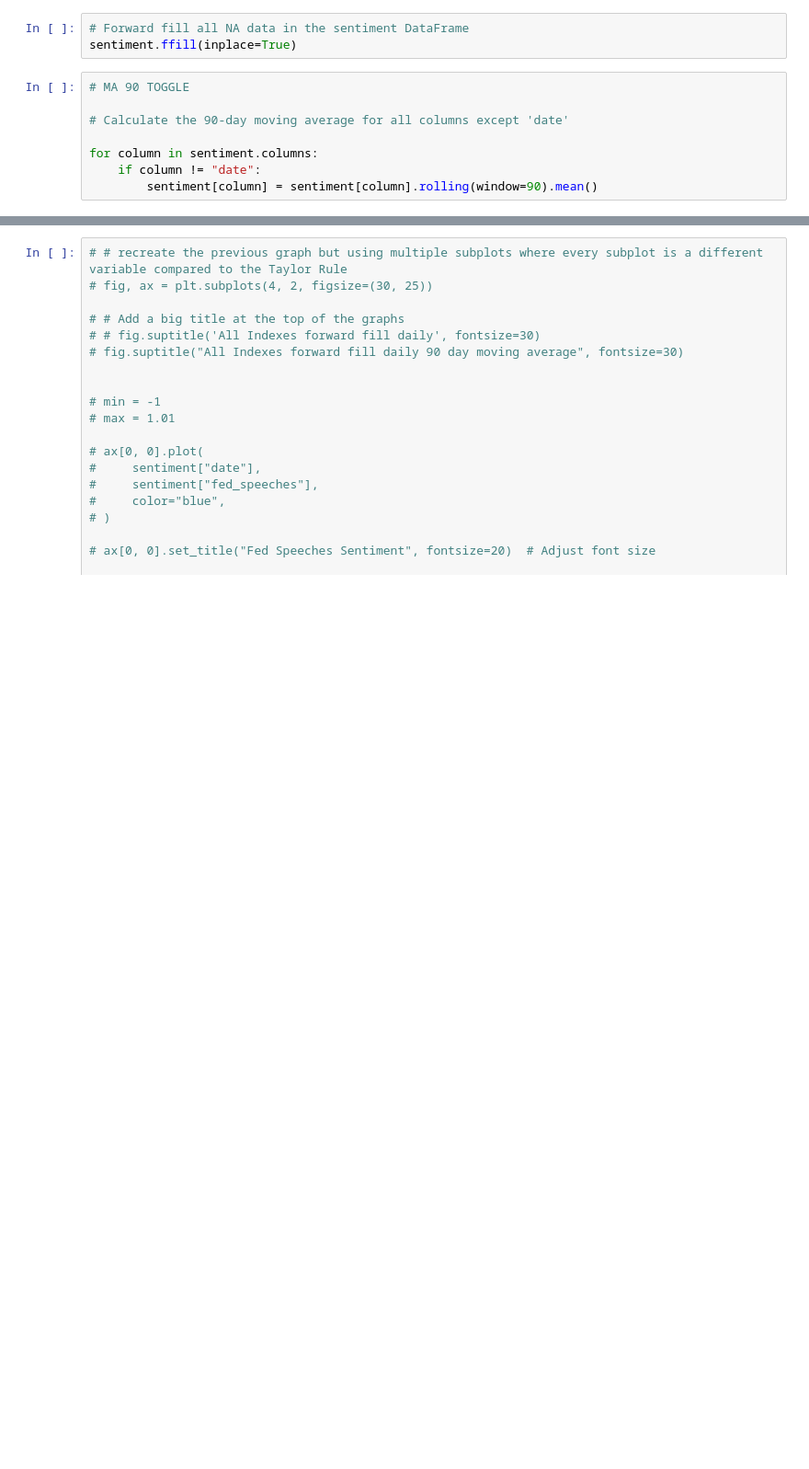
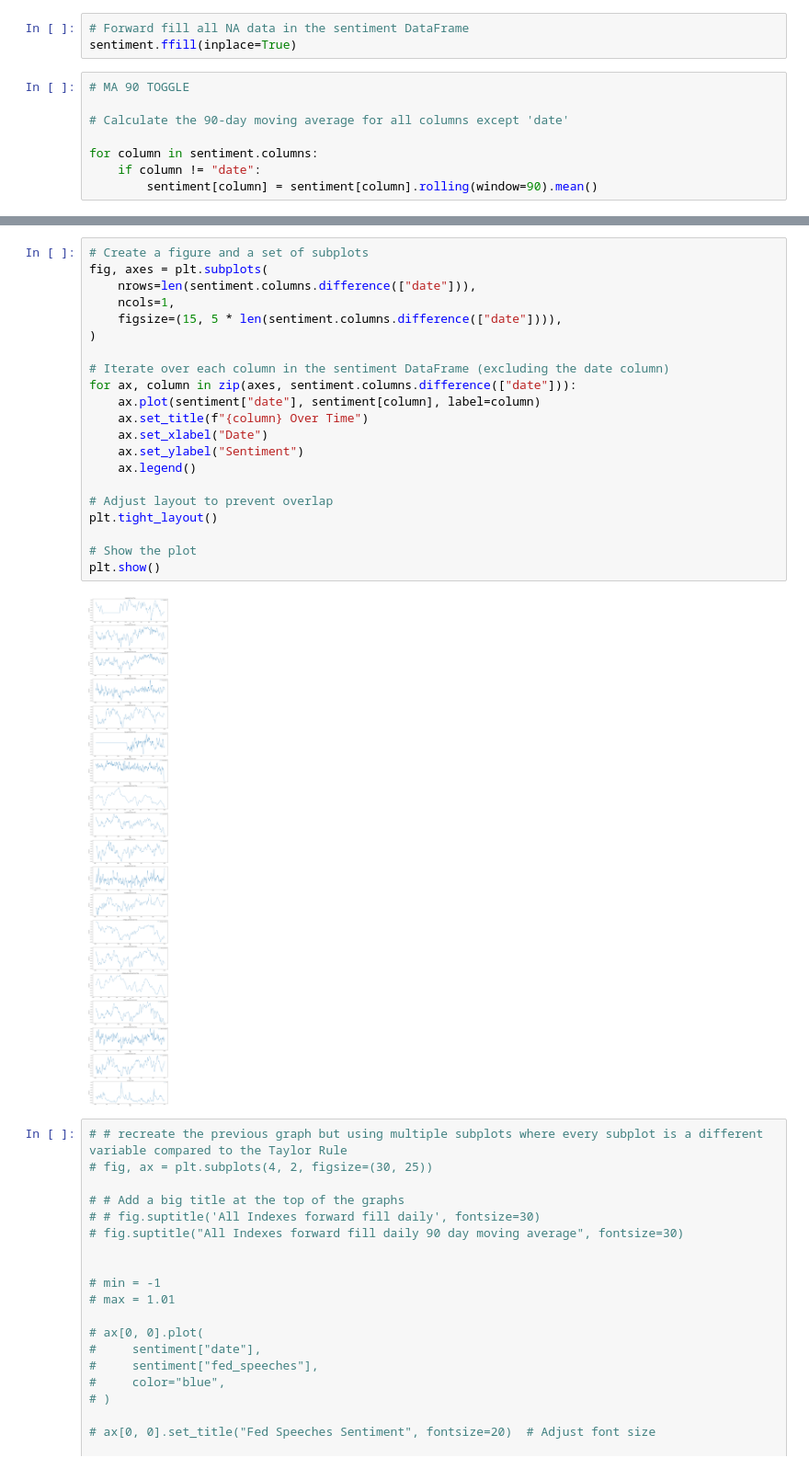
Before and after one commit to KyleNabors/Central-Bank-FinBERT-Analysis, a Jupyter notebook: Speech Sentiment.ipynb, the cells around one changed output, grey strips where cells are left out. Shown at 92% size. Saved outputs shown, nothing was run; the diff lists cells and outputs as text; blank space fills up the shorter version.

```diff
--- a/Speech Sentiment.ipynb
+++ b/Speech Sentiment.ipynb
@@ -237,3 +270,26 @@ for column in sentiment.columns:
+# %%
+# Create a figure and a set of subplots
+fig, axes = plt.subplots(
+    nrows=len(sentiment.columns.difference(["date"])),
+    ncols=1,
+    figsize=(15, 5 * len(sentiment.columns.difference(["date"]))),
+)
+
+# Iterate over each column in the sentiment DataFrame (excluding the date column)
+for ax, column in zip(axes, sentiment.columns.difference(["date"])):
+    ax.plot(sentiment["date"], sentiment[column], label=column)
+    ax.set_title(f"{column} Over Time")
+    ax.set_xlabel("Date")
+    ax.set_ylabel("Sentiment")
+    ax.legend()
+
+# Adjust layout to prevent overlap
+plt.tight_layout()
+
+# Show the plot
+plt.show()
+# %% [output]
+[figure, added]
 # %%
 # # recreate the previous graph but using multiple subplots where every subplot is a different variable compared to the Taylor Rule
 # fig, ax = plt.subplots(4, 2, figsize=(30, 25))
```
Also changed, not shown: parts of 5 cells of this notebook, 3 other files.
